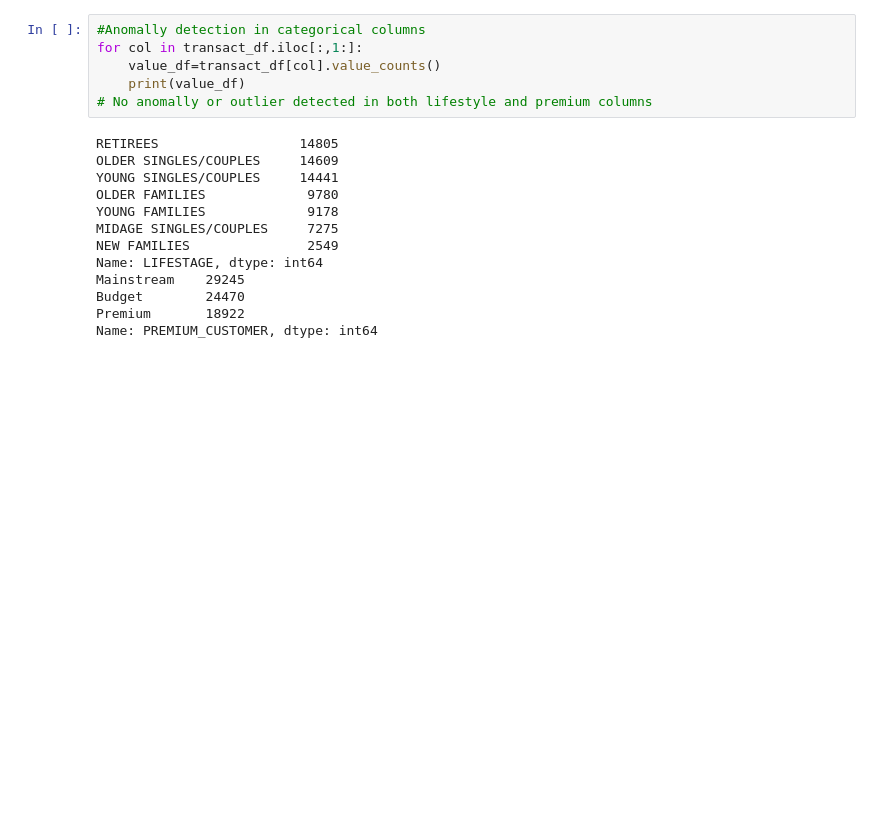
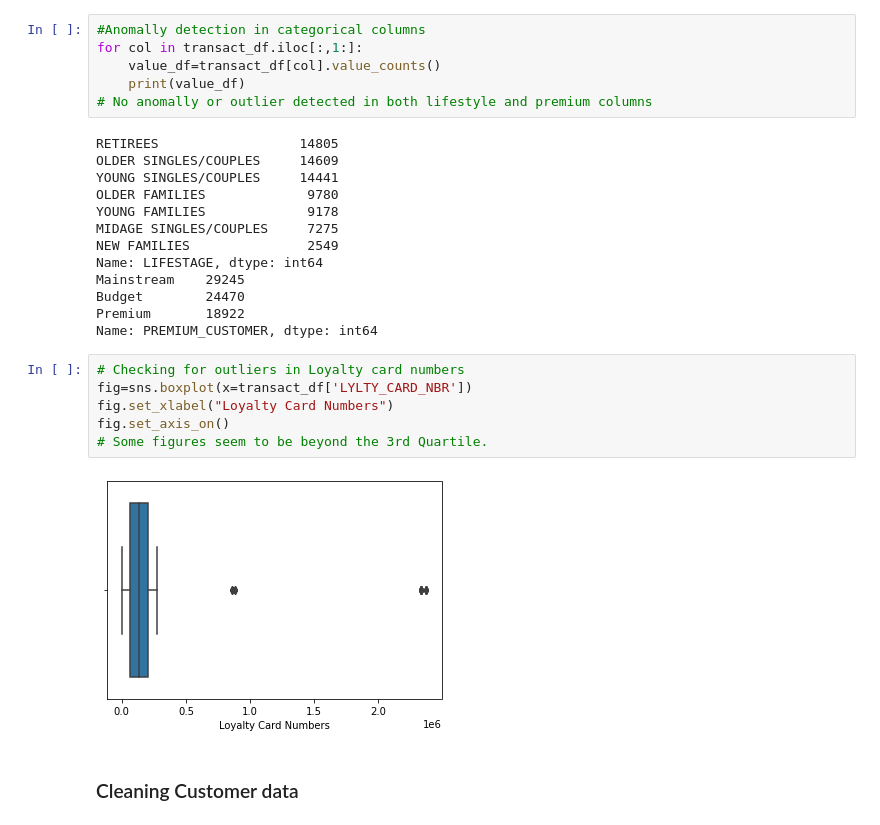
Before and after one commit to CHRISTINEMUTHEE/Quantium-Analysis, a Jupyter notebook: notebooks/data_cleaning.ipynb, the cells around one changed output. Drawn from its saved outputs; the diff is of its cells as text; blank space fills up the shorter version.

Commit message:
completed data cleaning

```diff
--- a/notebooks/data_cleaning.ipynb
+++ b/notebooks/data_cleaning.ipynb
@@ -70,3 +92,13 @@ Mainstream    29245
 Budget        24470
 Premium       18922
 Name: PREMIUM_CUSTOMER, dtype: int64
+# %%
+# Checking for outliers in Loyalty card numbers
+fig=sns.boxplot(x=transact_df['LYLTY_CARD_NBR'])
+fig.set_xlabel("Loyalty Card Numbers")
+fig.set_axis_on()
+# Some figures seem to be beyond the 3rd Quartile.
+# %% [output]
+[figure, added]
+# %% [markdown]
+### Cleaning Customer data
```
Also changed, not shown: parts of 12 cells of this notebook.
